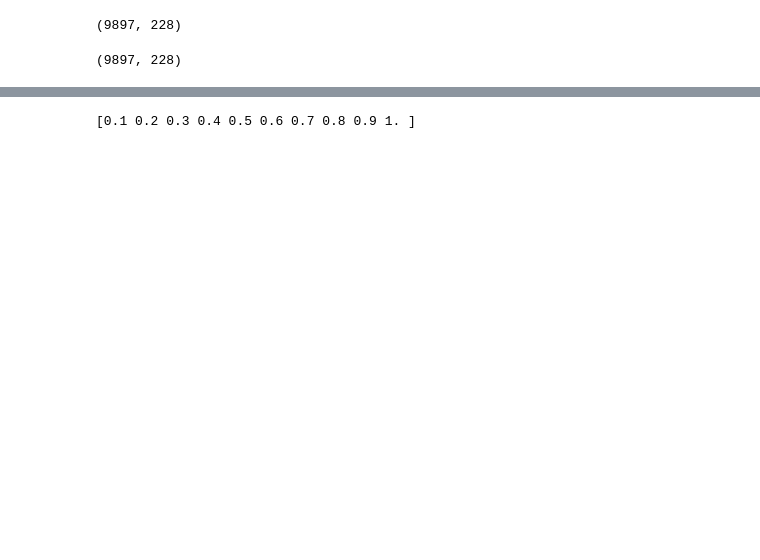
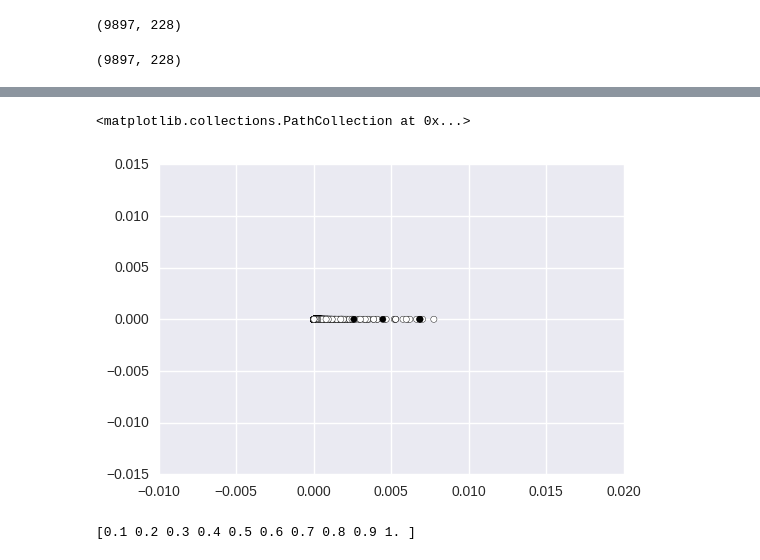
Before and after one commit to alexthe2nd/machinelearninginpractice, a Jupyter notebook: fashion_challenge/custom_thresholding.ipynb, the cells around one changed output, grey strips where cells are left out. Saved outputs shown, nothing was run; the diff lists cells and outputs as text; code cells hidden in the pictures; blank space fills up the shorter version.

```diff
--- a/fashion_challenge/custom_thresholding.ipynb
+++ b/fashion_challenge/custom_thresholding.ipynb
@@ -24,7 +28,7 @@ print(predictions.shape)
 # %% [output]
 (9897, 228)
 # %%
-ground_truth = pd.DataFrame.from_csv(join(data_dir, "csv/valid_labels.csv"))
+ground_truth = pd.DataFrame.from_csv(join('/home/ankur/kaggle/fashion/machinelearninginpractice/fashion_challenge/', "csv/valid_labels.csv"))
 labels_gt = []
 for i in range(9897):
     row = ground_truth.iloc[i, :]
@@ -128,3 +168,12 @@ print(x)
+# %%
+%matplotlib inline
+import seaborn as sns
+import matplotlib.pyplot as plt
+
+plt.scatter(predictions[:, 0], [0]*predictions.shape[0], c=labels_gt[:, 0])
+# %% [output]
+<matplotlib.collections.PathCollection at 0x...>
+[figure, added]
 # %%
 print(np.linspace(0.1, 1, 10))
 # %% [output]
```
Also changed, not shown: parts of 11 cells of this notebook, 1 other file.
